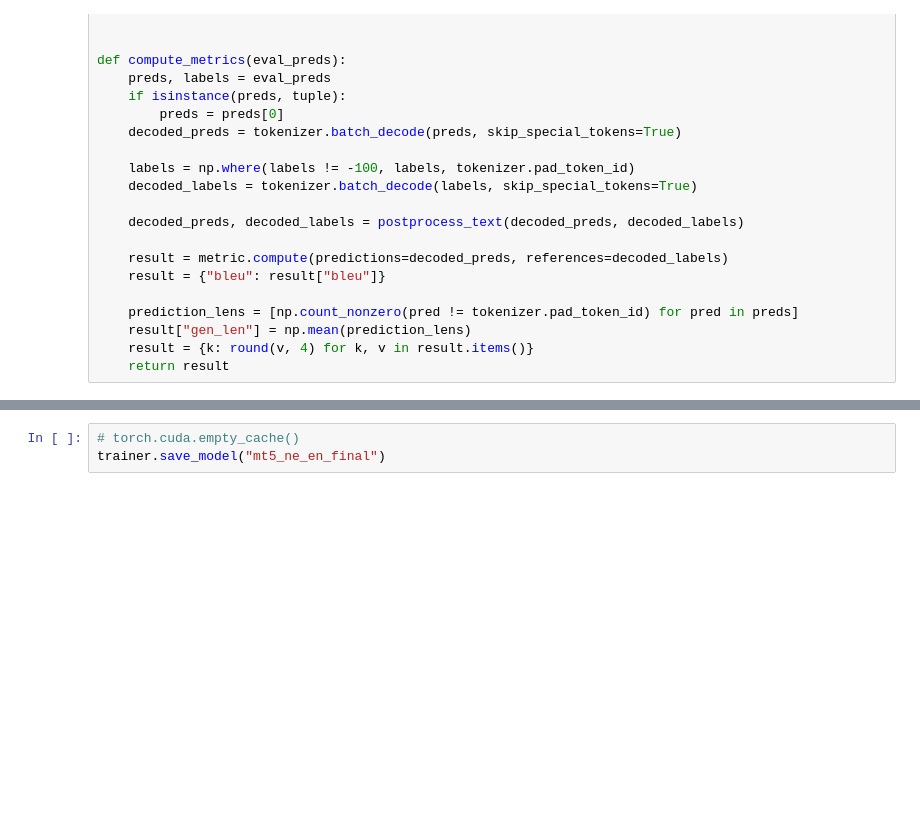
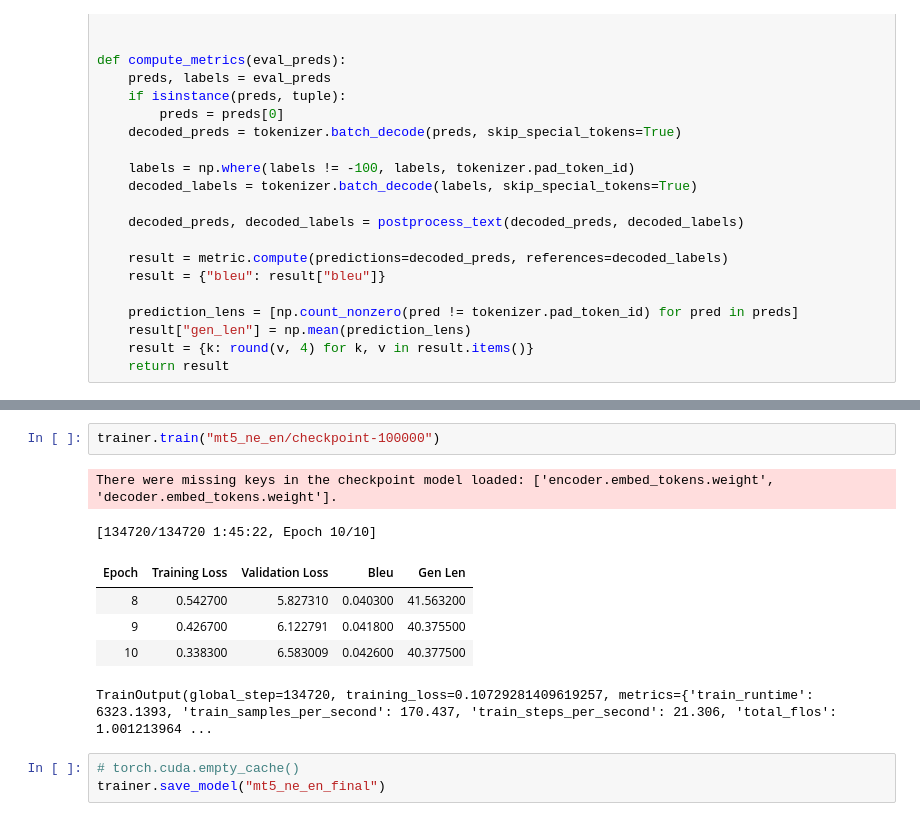
Before and after one commit to Vedant2311/BERT-guided-MT, a Jupyter notebook: MT5_Baseline/mt5.ipynb, the cells around one changed output, grey strips where cells are left out. Cells and saved outputs as stored; diff of their text form; blank space fills up the shorter version.

```diff
--- a/MT5_Baseline/mt5.ipynb
+++ b/MT5_Baseline/mt5.ipynb
@@ -162,3 +169,13 @@ TrainOutput(global_step=1500, training_loss=4.68063232421875, metrics={'train_ru
+# %%
+trainer.train("mt5_ne_en/checkpoint-100000")
+# %% [output]
+There were missing keys in the checkpoint model loaded: ['encoder.embed_tokens.weight', 'decoder.embed_tokens.weight'].
+[134720/134720 1:45:22, Epoch 10/10]
+| Epoch | Training Loss | Validation Loss | Bleu | Gen Len |
+| 8 | 0.542700 | 5.827310 | 0.040300 | 41.563200 |
+| 9 | 0.426700 | 6.122791 | 0.041800 | 40.375500 |
+| 10 | 0.338300 | 6.583009 | 0.042600 | 40.377500 |
+TrainOutput(global_step=134720, training_loss=0.10729281409619257, metrics={'train_runtime': 6323.1393, 'train_samples_per_second': 170.437, 'train_steps_per_second': 21.306, 'total_flos': 1.001213964 ...
 # %%
 # torch.cuda.empty_cache()
 trainer.save_model("mt5_ne_en_final")
```
Also changed, not shown: parts of 9 cells of this notebook.
